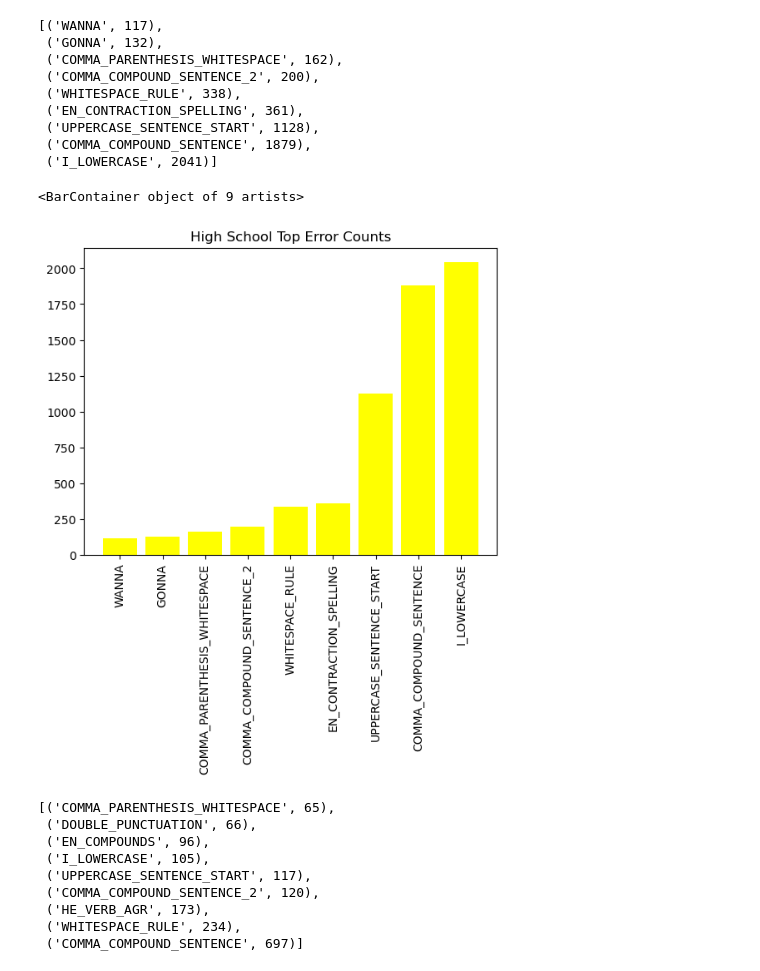
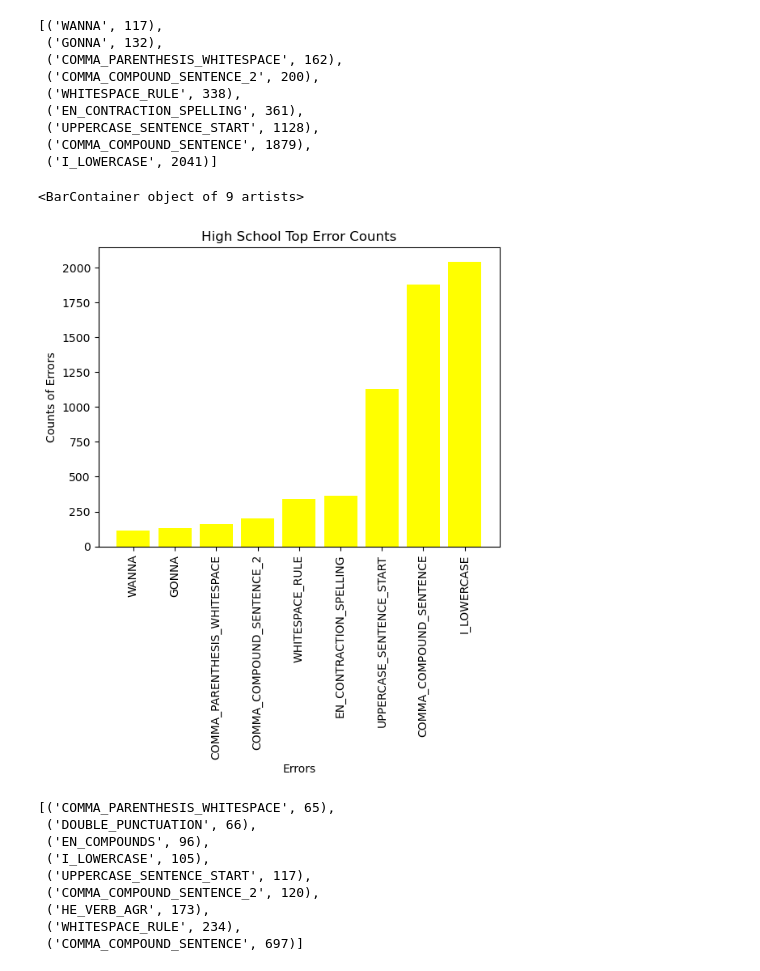
Before and after one commit to Data-Science-for-Linguists-2023/For-Reddit-Grammaticality-Analysis, a Jupyter notebook: notebooks/dataAnalysis2.ipynb, the cells around one changed output. Saved outputs shown, nothing was run; the diff lists cells and outputs as text; code cells hidden in the pictures.

```diff
--- a/notebooks/dataAnalysis2.ipynb
+++ b/notebooks/dataAnalysis2.ipynb
@@ -420,12 +468,14 @@ hs[1013:]
 # %%
 x = [x[0] for x in hs][1013:]
 y = [x[1] for x in hs][1013:]
 plt.xticks(rotation = 90)
 plt.title("High School Top Error Counts")
+plt.xlabel("Errors")
+plt.ylabel("Counts of Errors")
 plt.bar(x, y, color = 'yellow')
 # %% [output]
 <BarContainer object of 9 artists>
-[figure, old version]
+[figure, new version]
 # %%
 pgh.sort(key = lambda x: x[1])
 pgh[1013:]
```
Also changed, not shown: parts of 49 cells of this notebook.
